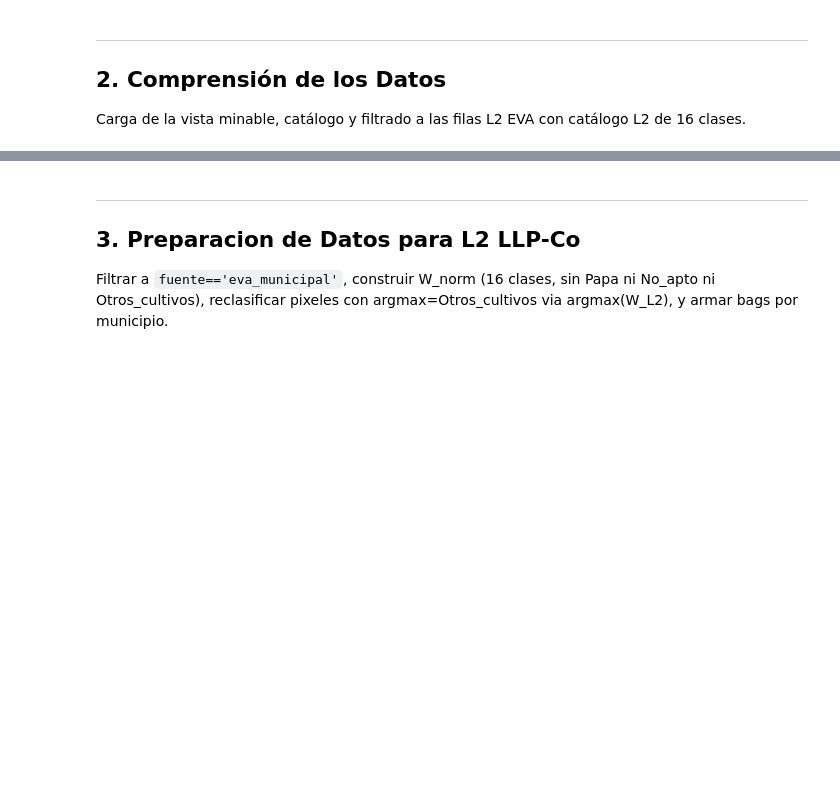
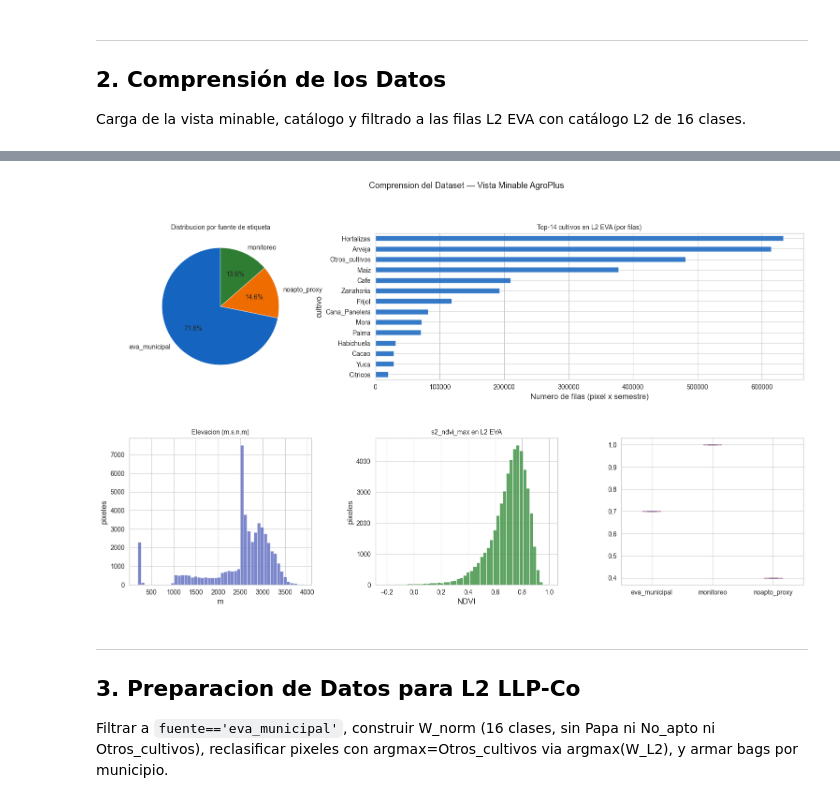
Before and after one commit to rquiroga83/agromodel, a Jupyter notebook: modelado/CRISP_DM_AgroPlus_LLP_Co.ipynb, the cells around one changed output, grey strips where cells are left out. Drawn from its saved outputs; the diff is of its cells as text; code cells hidden in the pictures; blank space fills up the shorter version.

```diff
--- a/modelado/CRISP_DM_AgroPlus_LLP_Co.ipynb
+++ b/modelado/CRISP_DM_AgroPlus_LLP_Co.ipynb
@@ -229,0 +234,99 @@ noapto_proxy       0       0        0      0          0
+# %%
+# === Muestra del dataset: comprension de la vista minable ===
+import matplotlib.pyplot as plt
+import matplotlib.gridspec as gridspec
+import seaborn as sns
+
+# --- 1. Ficha tecnica del dataset ---
+print('=' * 65)
+print('FICHA TECNICA: vista_minable_full.parquet')
+print('=' * 65)
+print(f'  Filas totales:      {len(df_raw):>10,}')
+print(f'  Columnas totales:   {df_raw.shape[1]:>10}')
+print(f'  Semestres:          {df_raw["semestre"].nunique():>10}')
+print(f'  Municipios:         {df_raw["cod_mun"].nunique():>10}')
+print(f'  Pixeles unicos:     {df_raw["pixel_id"].nunique():>10,}')
+print()
+
+# Columnas por tipo
+meta  = ['pixel_id','x','y','semestre','cod_mun']
+targ  = ['cultivo','cultivo_id','confianza','fuente','rendimiento_tha']
+probs = [c for c in df_raw.columns if c.startswith('prob_')]
+feats = [c for c in df_raw.columns if c not in meta+targ+probs]
+print(f'  Columnas meta:      {len(meta)}')
+print(f'  Columnas feature:   {len(feats)}')
+print(f'  Columnas prob_*:    {len(probs)} (soft labels EVA)')
+print(f'  Columnas target:    {len(targ)}')
+print()
+
+# --- 2. Muestra de 8 filas con columnas clave ---
+COLS_MUESTRA = [
+    'semestre', 'cod_mun', 'fuente', 'cultivo', 'confianza',
+    'elevacion', 'pendiente', 'sg_soc', 'chirps_acum',
+    's2_ndvi_max', 's2_gndvi_max', 'temperatura_media',
+]
+cols_ok = [c for c in COLS_MUESTRA if c in df_raw.columns]
+print('Muestra de 8 filas (columnas clave):')
+sample = df_raw[cols_ok].sample(8, random_state=42)
+print(sample.to_string(index=False))
+print()
+
+# --- 3. Estadisticas descriptivas de features numericas ---
+NUM_FEATS_SHOW = [
+    'elevacion', 'pendiente', 'twi',
+    'sg_soc', 'sg_phh2o', 'sg_clay', 'sg_sand', 'sg_silt',
+    'temperatura_media', 'chirps_acum', 'humedad_media',
+    's2_ndvi_max', 's2_gndvi_max', 's2_bsi_max', 'ndvi_integral',
+]
+num_ok = [c for c in NUM_FEATS_SHOW if c in df_raw.columns]
+print('Estadisticas descriptivas (muestra 50k filas):')
+desc = df_raw[num_ok].sample(min(50_000, len(df_raw)), random_state=42).describe().T
+desc = desc[['mean','std','min','25%','50%','75%','max']].round(3)
+print(desc.to_string())
+print()
+
+# --- 4. Graficos de distribucion por fuente y clase ---
+fig = plt.figure(figsize=(18, 10))
+gs = gridspec.GridSpec(2, 3, figure=fig, hspace=0.4, wspace=0.35)
+
+# 4a. Pie de fuentes
+ax0 = fig.add_subplot(gs[0, 0])
+fuente_cnt = df_raw['fuente'].value_counts()
+ax0.pie(fuente_cnt, labels=fuente_cnt.index, autopct='%1.1f%%',
+        colors=['#1565C0','#EF6C00','#2E7D32'], startangle=90)
+ax0.set_title('Distribucion por fuente de etiqueta', fontsize=10)
+
+# 4b. Barras de cultivo (top-12)
+ax1 = fig.add_subplot(gs[0, 1:])
+cult_cnt = df_raw[df_raw['fuente']=='eva_municipal']['cultivo'].value_counts().head(14)
+cult_cnt.plot.barh(ax=ax1, color='#1565C0', alpha=0.85)
+ax1.set_title('Top-14 cultivos en L2 EVA (por filas)', fontsize=10)
+ax1.set_xlabel('Numero de filas (pixel x semestre)')
+ax1.invert_yaxis()
+
+# 4c. Histograma elevacion
+ax2 = fig.add_subplot(gs[1, 0])
+if 'elevacion' in df_raw.columns:
+    df_raw['elevacion'].dropna().sample(50_000, random_state=42).hist(
+        ax=ax2, bins=50, color='#5C6BC0', alpha=0.8)
+ax2.set_title('Elevacion (m.s.n.m)', fontsize=10)
+ax2.set_xlabel('m'); ax2.set_ylabel('pixeles')
+
+# 4d. Histograma NDVI_max
+ax3 = fig.add_subplot(gs[1, 1])
+ndvi_col = next((c for c in ['s2_ndvi_max','ndvi_max'] if c in df_raw.columns), None)
+if ndvi_col:
+    df_raw[df_raw['fuente']=='eva_municipal'][ndvi_col].dropna() \
+        .sample(50_000, random_state=42).hist(ax=ax3, bins=50, color='#388E3C', alpha=0.8)
+ax3.set_title(f'{ndvi_col} en L2 EVA', fontsize=10)
+ax3.set_xlabel('NDVI'); ax3.set_ylabel('pixeles')
+
+# 4e. Boxplot confianza por fuente
+ax4 = fig.add_subplot(gs[1, 2])
+df_raw.boxplot(column='confianza', by='fuente', ax=ax4)
+ax4.set_title('Confianza por fuente', fontsize=10)
+ax4.set_xlabel(''); plt.sca(ax4); plt.title('')
+
+plt.suptitle('Comprension del Dataset — Vista Minable AgroPlus', fontsize=13, y=1.01)
+plt.show()
+# %% [output]
@@ -230,3 +350,4 @@ noapto_proxy       0       0        0      0          0
+[figure, added]
 # %% [markdown]
 ---
 ## 3. Preparacion de Datos para L2 LLP-Co
```
Also changed, not shown: parts of 38 cells of this notebook, 4 other files.
